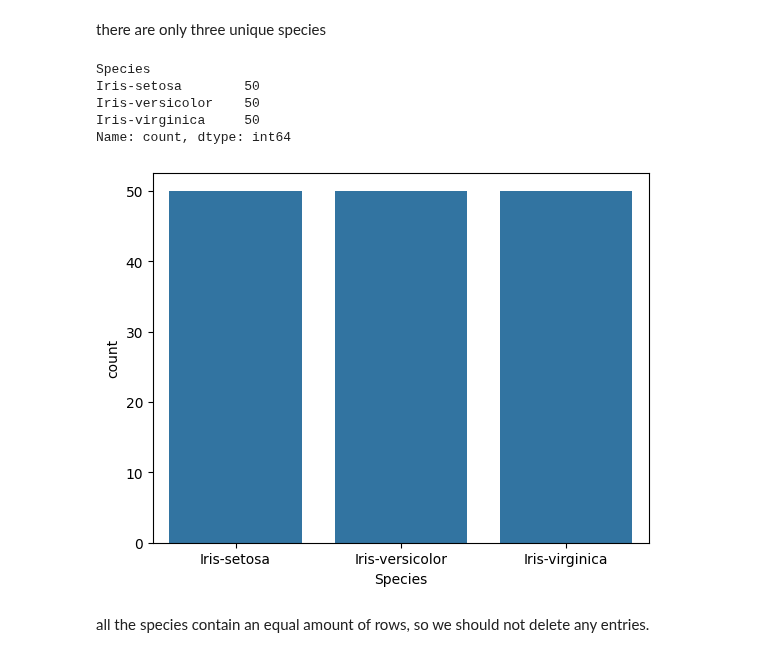
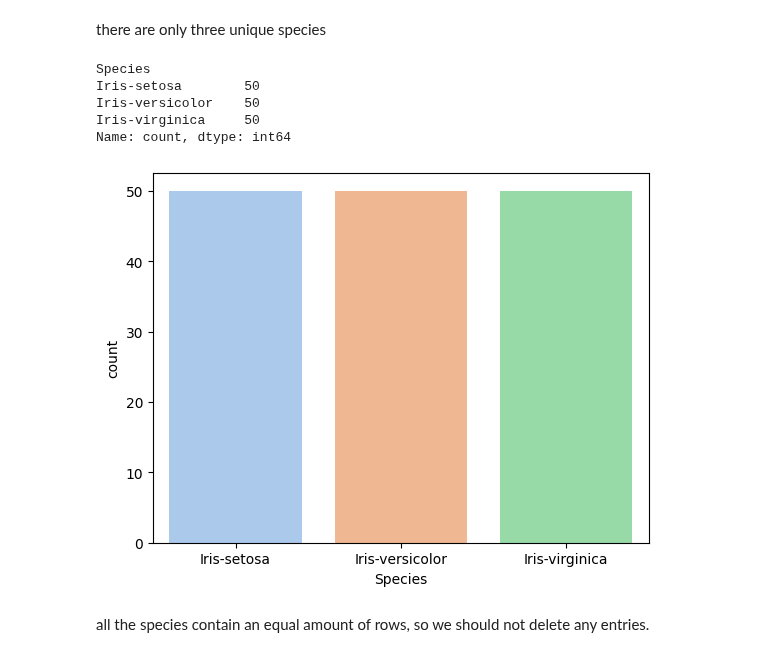
Before and after one commit to ash322ash422/tut_ml, a Jupyter notebook: tut_misc_EDA/tut_EDA_iris.ipynb, the cells around one changed output. Saved outputs shown, nothing was run; the diff lists cells and outputs as text; code cells hidden in the pictures.

```diff
--- a/tut_misc_EDA/tut_EDA_iris_data.ipynb
+++ b/tut_misc_EDA/tut_EDA_iris.ipynb
@@ -75,20 +76,22 @@ there are only three unique species
 # %%
 # Let’s see if the dataset is balanced or not i.e. all the species contain equal amounts of rows or not
 print(df.value_counts("Species"))
 
 
 # Lets visualize
 # Our target column will be the Species column because at the end we will need the
 # result according to the species only. Let’s see a countplot for species.
-sns.countplot(x='Species', data=df)
+sns.countplot(x='Species',
+              palette='pastel', hue='Species', # TODO comment/uncomment
+              data=df)
 plt.show()
 # %% [output]
 Species
 Iris-setosa        50
 Iris-versicolor    50
 Iris-virginica     50
 Name: count, dtype: int64
-[figure, old version]
+[figure, new version]
 # %% [markdown]
 all the species contain an equal amount of rows, so we should not delete any entries.
 # %%
```
Also changed, not shown: parts of 4 cells of this notebook.
